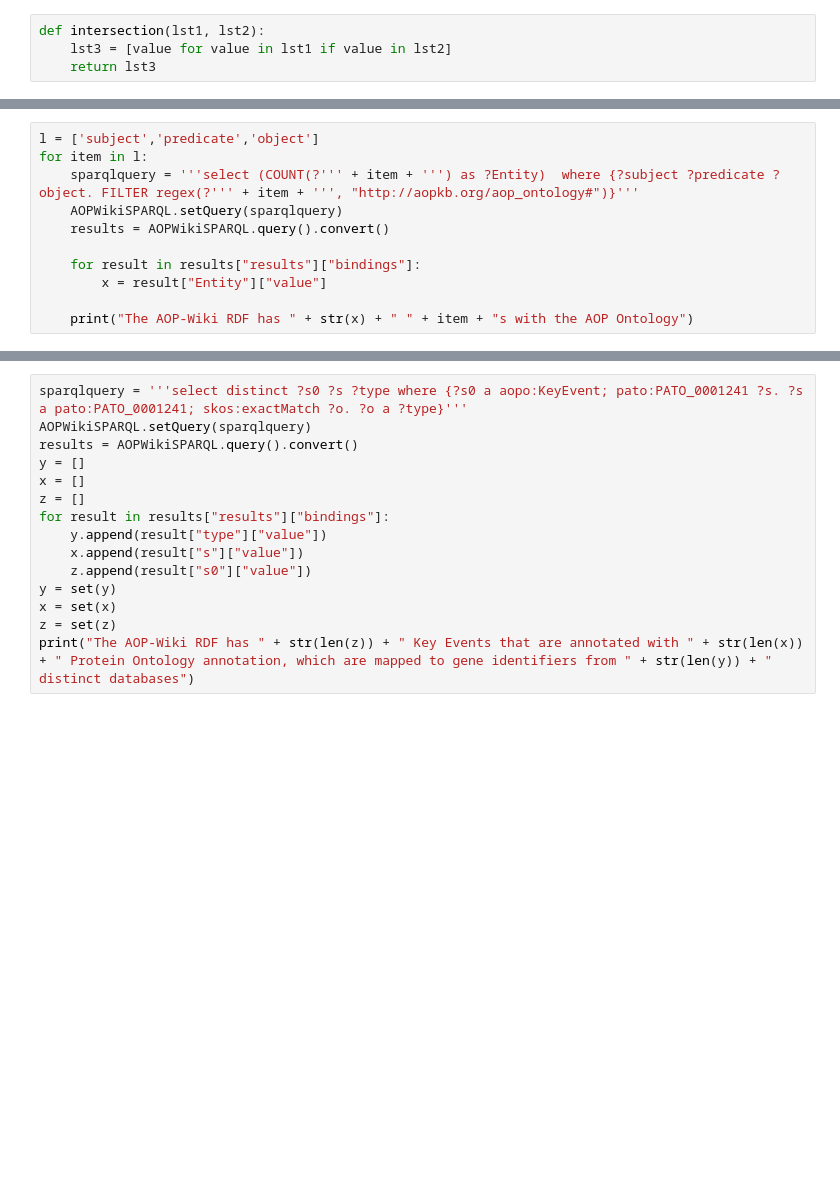
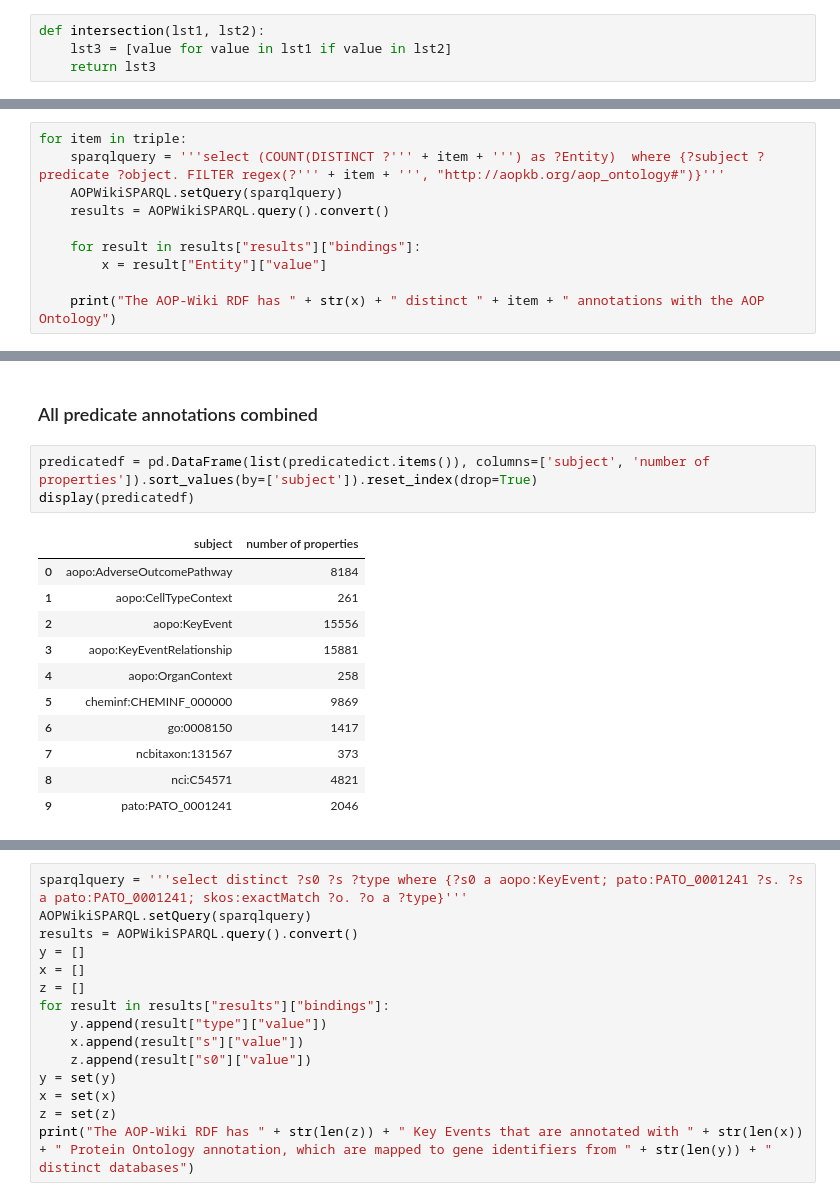
Before and after one commit to marvinm2/AOPWikiRDF, a Jupyter notebook: AOP-Wiki_stats.ipynb, the cells around one changed output, grey strips where cells are left out. Saved outputs shown, nothing was run; the diff lists cells and outputs as text; blank space fills up the shorter version.

```diff
--- a/AOP-Wiki_stats.ipynb
+++ b/AOP-Wiki_stats.ipynb
@@ -70,12 +107,11 @@ The AOP-Wiki RDF has 47759 objects
 # %%
-l = ['subject','predicate','object']
-for item in l:
-    sparqlquery = '''select (COUNT(?''' + item + ''') as ?Entity)  where {?subject ?predicate ?object. FILTER regex(?''' + item + ''', "http://aopkb.org/aop_ontology#")}'''
+for item in triple:
+    sparqlquery = '''select (COUNT(DISTINCT ?''' + item + ''') as ?Entity)  where {?subject ?predicate ?object. FILTER regex(?''' + item + ''', "http://aopkb.org/aop_ontology#")}'''
     AOPWikiSPARQL.setQuery(sparqlquery)
     results = AOPWikiSPARQL.query().convert()
 
     for result in results["results"]["bindings"]:
         x = result["Entity"]["value"]
 
-    print("The AOP-Wiki RDF has " + str(x) + " " + item + "s with the AOP Ontology")
+    print("The AOP-Wiki RDF has " + str(x) + " distinct " + item + " annotations with the AOP Ontology")
 # %% [output]
@@ -84,0 +228,17 @@ The AOP-Wiki RDF has 2739 objects with the AOP Ontology
+# %% [markdown]
+### All predicate annotations combined
+# %%
+predicatedf = pd.DataFrame(list(predicatedict.items()), columns=['subject', 'number of properties']).sort_values(by=['subject']).reset_index(drop=True)
+display(predicatedf)
+# %% [output]
+|  | subject | number of properties |
+| 0 | aopo:AdverseOutcomePathway | 8184 |
+| 1 | aopo:CellTypeContext | 261 |
+| 2 | aopo:KeyEvent | 15556 |
+| 3 | aopo:KeyEventRelationship | 15881 |
+| 4 | aopo:OrganContext | 258 |
+| 5 | cheminf:CHEMINF_000000 | 9869 |
+| 6 | go:0008150 | 1417 |
+| 7 | ncbitaxon:131567 | 373 |
+| 8 | nci:C54571 | 4821 |
+| 9 | pato:PATO_0001241 | 2046 |
```
Also changed, not shown: parts of 35 cells of this notebook.
